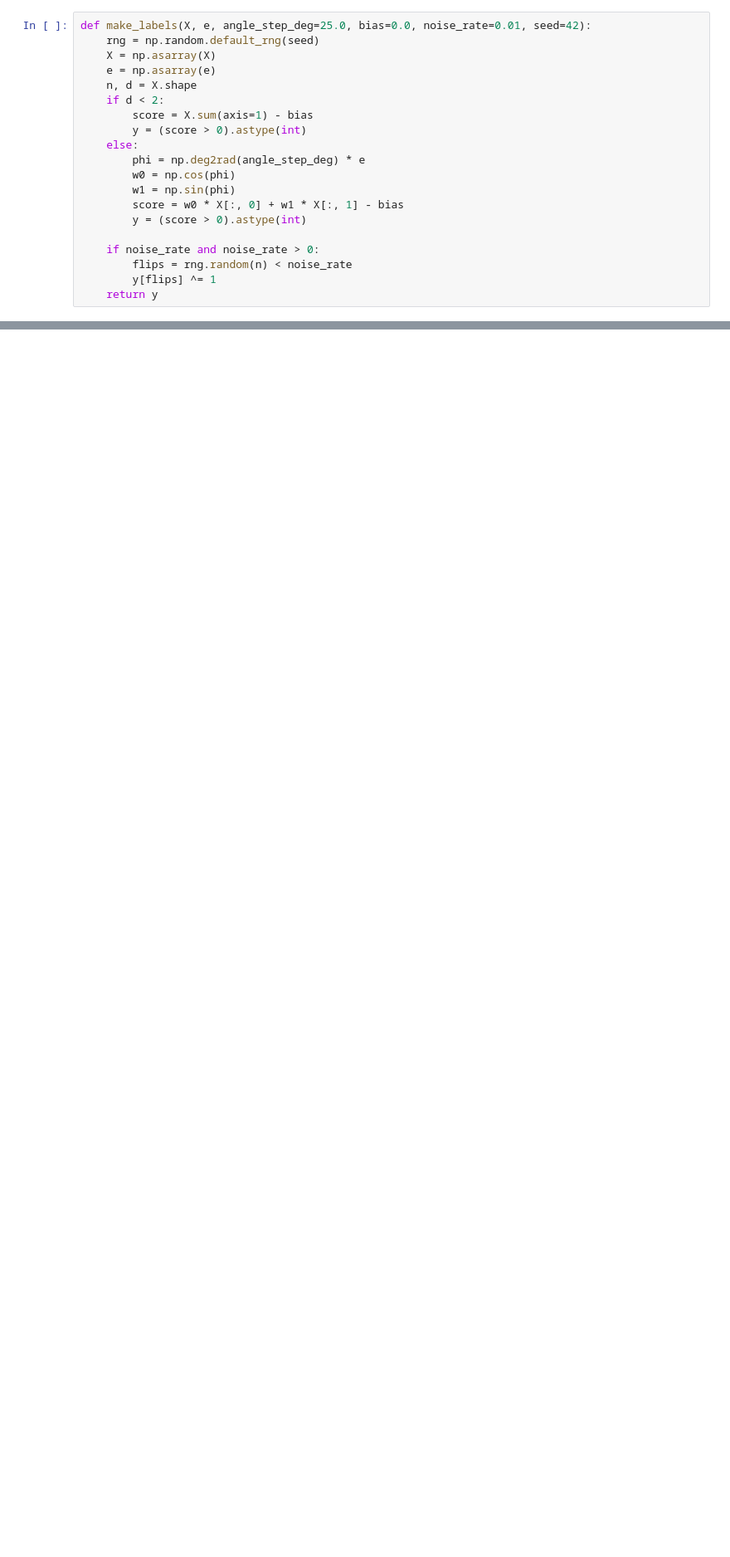
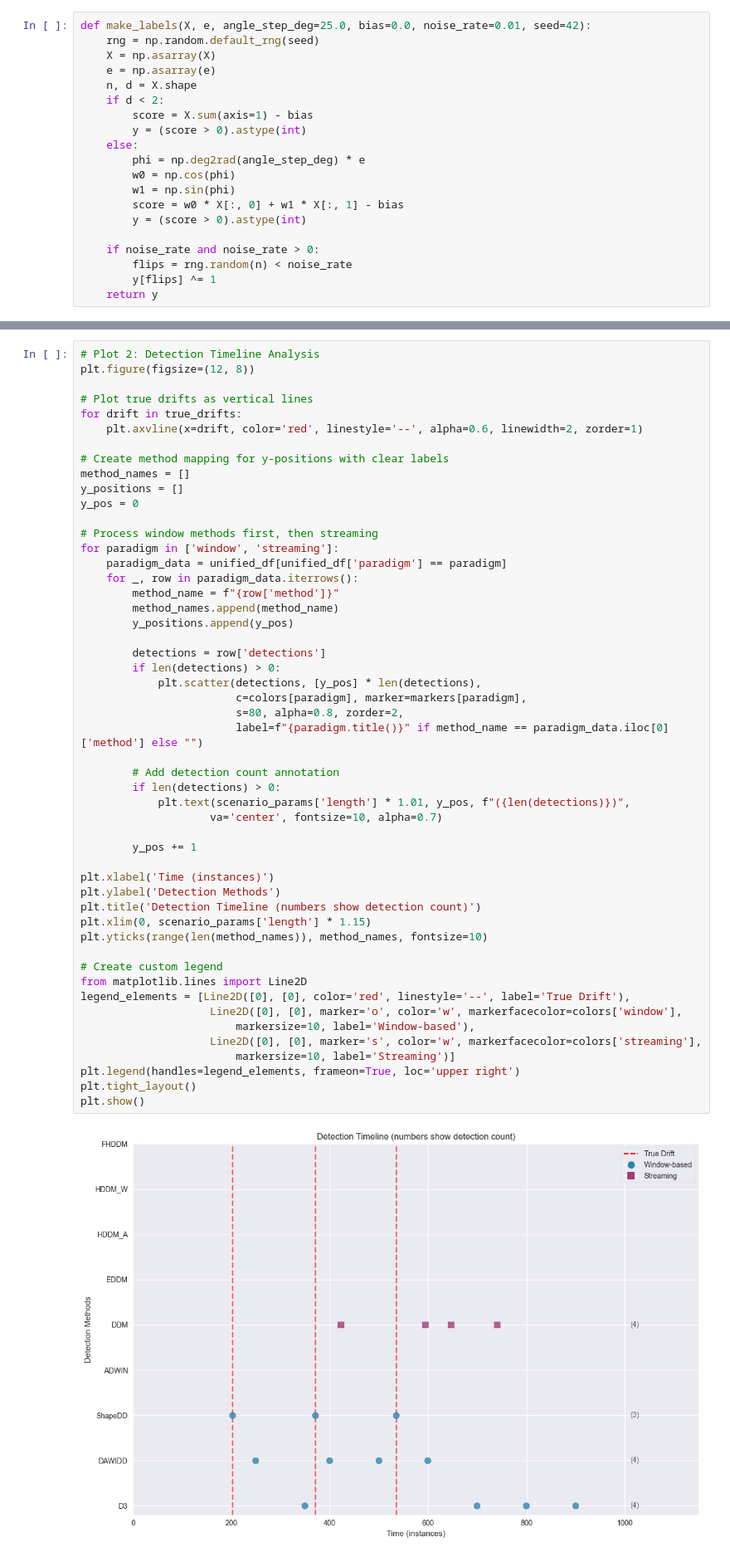
Before and after one commit to neoslusion/One-or-Two-Things-We-Know-about-Concept-Drift, a Jupyter notebook: experiments/notebooks/ConceptDrift_Pipeline.ipynb, the cells around one changed output, grey strips where cells are left out. Shown at 83% size. Cells and saved outputs as stored; diff of their text form; blank space fills up the shorter version.

```diff
--- a/experiments/notebooks/ConceptDrift_Pipeline.ipynb
+++ b/experiments/notebooks/ConceptDrift_Pipeline.ipynb
@@ -958,0 +603,53 @@ Paradigm comparison (mean F₁-score):
+# %%
+# Plot 2: Detection Timeline Analysis
+plt.figure(figsize=(12, 8))
+
+# Plot true drifts as vertical lines
+for drift in true_drifts:
+    plt.axvline(x=drift, color='red', linestyle='--', alpha=0.6, linewidth=2, zorder=1)
+
+# Create method mapping for y-positions with clear labels
+method_names = []
+y_positions = []
+y_pos = 0
+
+# Process window methods first, then streaming
+for paradigm in ['window', 'streaming']:
+    paradigm_data = unified_df[unified_df['paradigm'] == paradigm]
+    for _, row in paradigm_data.iterrows():
+        method_name = f"{row['method']}"
+        method_names.append(method_name)
+        y_positions.append(y_pos)
+
+        detections = row['detections']
+        if len(detections) > 0:
+            plt.scatter(detections, [y_pos] * len(detections),
+                        c=colors[paradigm], marker=markers[paradigm],
+                        s=80, alpha=0.8, zorder=2,
+                        label=f"{paradigm.title()}" if method_name == paradigm_data.iloc[0]['method'] else "")
+
+        # Add detection count annotation
+        if len(detections) > 0:
+            plt.text(scenario_params['length'] * 1.01, y_pos, f"({len(detections)})",
+                    va='center', fontsize=10, alpha=0.7)
+
+        y_pos += 1
+
+plt.xlabel('Time (instances)')
+plt.ylabel('Detection Methods')
+plt.title('Detection Timeline (numbers show detection count)')
+plt.xlim(0, scenario_params['length'] * 1.15)
+plt.yticks(range(len(method_names)), method_names, fontsize=10)
+
+# Create custom legend
+from matplotlib.lines import Line2D
+legend_elements = [Line2D([0], [0], color='red', linestyle='--', label='True Drift'),
+                    Line2D([0], [0], marker='o', color='w', markerfacecolor=colors['window'],
+                        markersize=10, label='Window-based'),
+                    Line2D([0], [0], marker='s', color='w', markerfacecolor=colors['streaming'],
+                        markersize=10, label='Streaming')]
+plt.legend(handles=legend_elements, frameon=True, loc='upper right')
+plt.tight_layout()
+plt.show()
+# %% [output]
+[figure, added]
```
Also changed, not shown: parts of 21 cells of this notebook.
